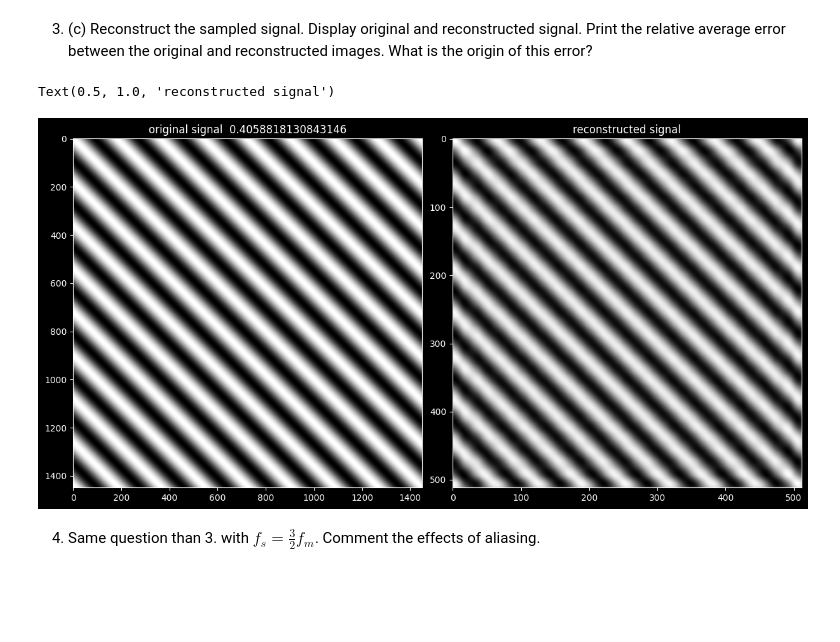
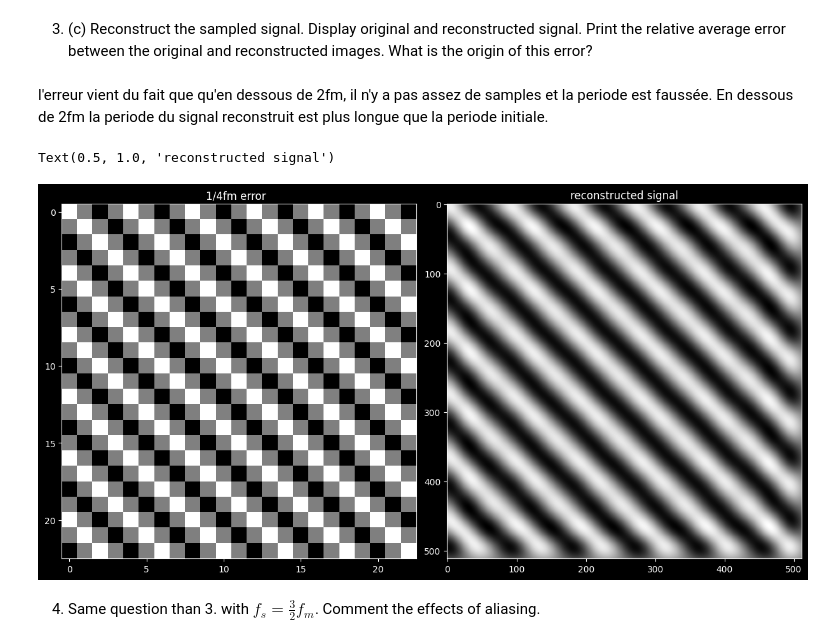
Before and after one commit to HugoRdet/BIMA, a Jupyter notebook: TME3/TME3.ipynb, the cells around one changed output. Cells and saved outputs as stored; diff of their text form; code cells hidden in the pictures; blank space fills up the shorter version.

```diff
--- a/TME3/TME3.ipynb
+++ b/TME3/TME3.ipynb
@@ -95,7 +95,7 @@ On sait que $f^{max}_t=\frac{1}{2T}=2\cdot f_{m}$
 
 Tu= 64.0 / np.cos(np.radians(45.0))
 Tt= 64.0 / np.sin(np.radians(45.0))
-fm=2*1/(np.max([Tu,Tt]))
+fm=1/(np.max([Tu,Tt]))
 
 print("Tu = ",Tu," Tt = ",Tt)
 print("fmax = ",fm)
@@ -199,20 +204,22 @@ def error(I1,I2,A,L):
 # %% [markdown]
 3. (c) Reconstruct the sampled signal. Display original and reconstructed signal.
    Print the relative average error between the original and reconstructed images. What is the origin of this error?
+# %% [markdown]
+l'erreur vient du fait que qu'en dessous de 2fm, il n'y a pas assez de samples et la periode est faussée. En dessous de 2fm la periode du signal reconstruit est plus longue que la periode initiale.
 # %%
-I_correc=sinusoid2d(A=1,theta=45,T0=45,Te=1/(4*fm),size=512)
+I_correc=sinusoid2d(A=1,theta=45,T0=64,Te=1/(4*fm),size=512)
 Reconstructed_i=shannonInterpolation(I_correc, 1/(4*fm), 512)
 
 axs = (plt.figure(constrained_layout=True,figsize=(1000//80,1000//80))
        .subplots(1, 2, sharex=False, sharey=False))
-axs[0].imshow(sinusoid2d(A=1,theta=45,T0=45,Te=1/(128*fm),size=512),cmap="gray")
-axs[0].set_title('original signal  '+str(error(sinusoid2d(A=1,theta=45,T0=45,Te=1/(256*fm),size=512),Reconstructed_i,1,512)))
+axs[0].imshow(I_correc,cmap="gray")
+axs[0].set_title('1/4fm error  ')
 
 axs[1].imshow(Reconstructed_i,cmap="gray")
 axs[1].set_title('reconstructed signal')
 # %% [output]
 Text(0.5, 1.0, 'reconstructed signal')
-[figure, old version]
+[figure, new version]
 # %% [markdown]
 4. Same question than 3. with $f_s = \frac32f_m$. Comment the effects of aliasing.
 # %%
```
Also changed, not shown: parts of 26 cells of this notebook, 4 other files.
